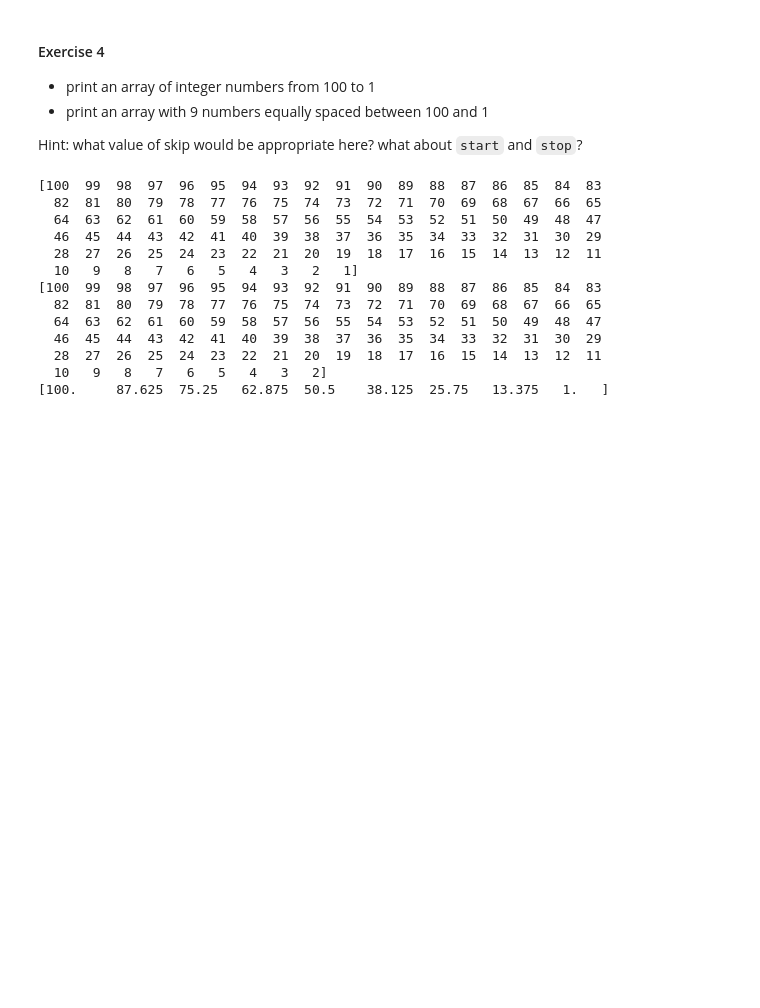
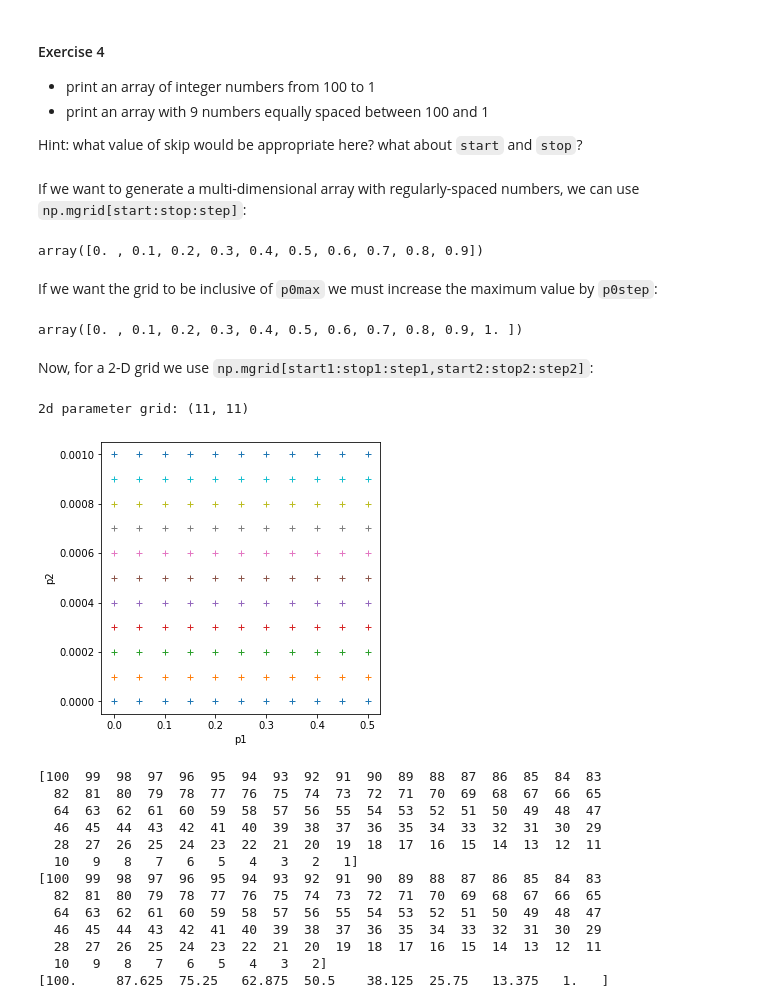
Before and after one commit to UCL-EO/geog0111, a Jupyter notebook: notebooks/031_Numpy.ipynb, the cells around one changed output. Cells and saved outputs as stored; diff of their text form; code cells hidden in the pictures; blank space fills up the shorter version.

```diff
--- a/notebooks/031_Numpy.ipynb
+++ b/notebooks/031_Numpy.ipynb
@@ -539,6 +539,45 @@ array([34.  , 29.75, 25.5 , 21.25, 17.  , 12.75,  8.5 ,  4.25,  0.  ])
 * print an array with 9 numbers equally spaced between 100 and 1
 
 Hint: what value of skip would be appropriate here? what about `start` and `stop`?
+# %% [markdown]
+If we want to generate a multi-dimensional array with regularly-spaced numbers, we can use `np.mgrid[start:stop:step]`:
+# %%
+import numpy as np
+
+# define the min and max for the grid we want
+p0min,p0max,p0step = 0.0,1.0,0.1
+
+np.mgrid[p0min:p0max:p0step]
+# %% [output]
+array([0. , 0.1, 0.2, 0.3, 0.4, 0.5, 0.6, 0.7, 0.8, 0.9])
+# %% [markdown]
+If we want the grid to be inclusive of `p0max` we must increase the maximum value by `p0step`:
+# %%
+np.mgrid[p0min:p0max+p0step:p0step]
+# %% [output]
+array([0. , 0.1, 0.2, 0.3, 0.4, 0.5, 0.6, 0.7, 0.8, 0.9, 1. ])
+# %% [markdown]
+Now, for a 2-D grid we use `np.mgrid[start1:stop1:step1,start2:stop2:step2]`:
+# %%
+import matplotlib.pyplot as plt
+# define the min and max and step for the grid we want
+p0min,p0max,p0step = 0.0,0.5,0.05
+p1min,p1max,p1step = 0.0,0.001,0.0001
+
+
+gridp0,gridp1 = np.mgrid[p0min:p0max+p0step:p0step,\
+                         p1min:p1max+p1step:p1step]
+
+# plot it
+fig, axs = plt.subplots(1,1,figsize=(5,5))
+axs.plot(gridp0,gridp1,'+')
+axs.set_xlabel('p1')
+axs.set_ylabel('p2')
+
+print(f'2d parameter grid: {gridp0.shape}')
+# %% [output]
+2d parameter grid: (11, 11)
+[figure, added]
 # %%
 # ANSWER
 import numpy as np
```
Also changed, not shown: parts of 41 cells of this notebook, 19 other files.
